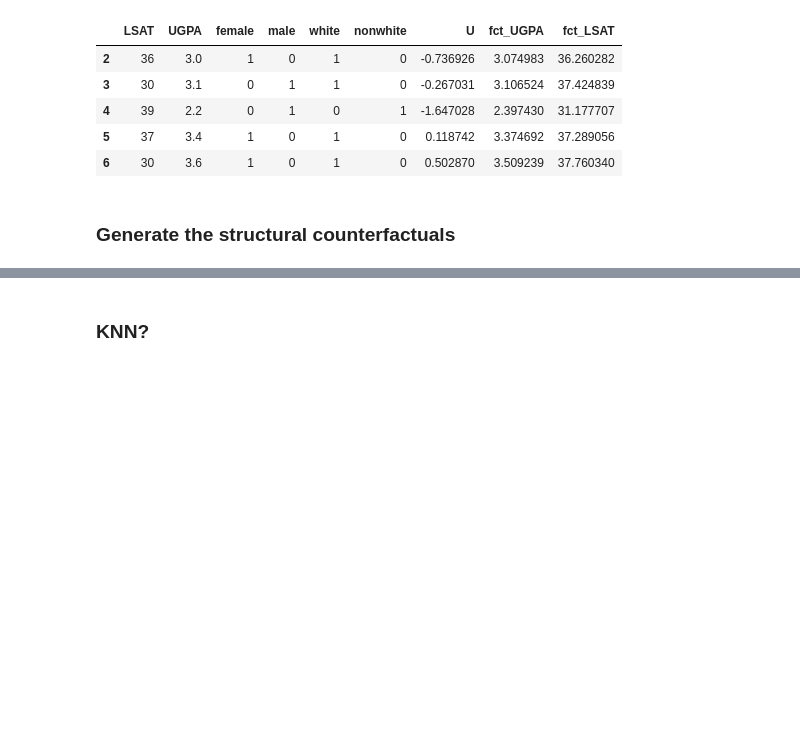
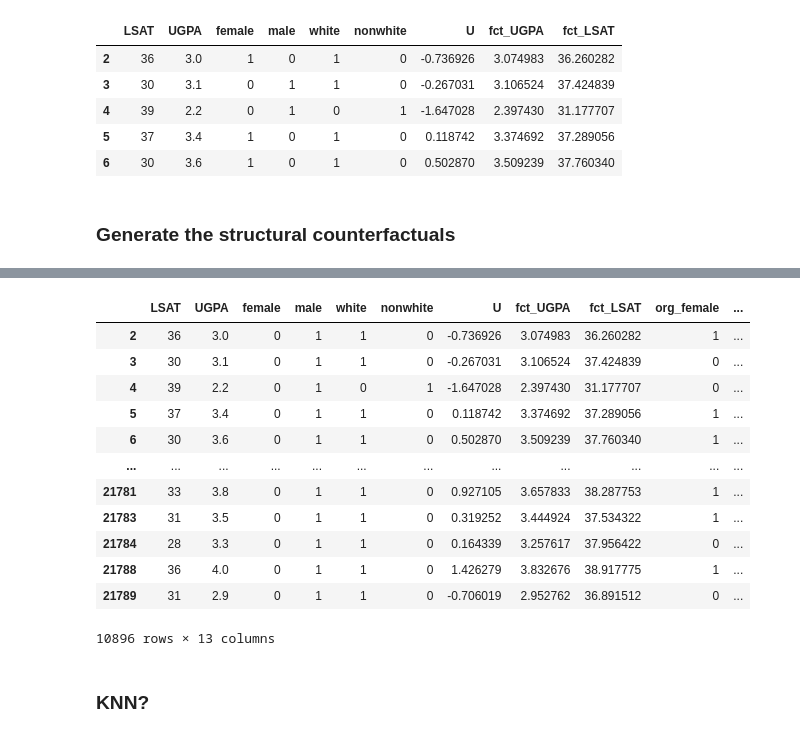
Before and after one commit to cc-jalvarez/counterfactual-situation-testing, a Jupyter notebook: src/gen_scfs_law_school.ipynb, the cells around one changed output, grey strips where cells are left out. Saved outputs shown, nothing was run; the diff lists cells and outputs as text; code cells hidden in the pictures; blank space fills up the shorter version.

Commit message:
latest law_school

```diff
--- a/src/gen_scfs_law_school.ipynb
+++ b/src/gen_scfs_law_school.ipynb
@@ -88,7 +88,9 @@ dag_law_school
  ('white', 'LSAT', 0.9608122538399481),
  ('nonwhite', 'LSAT', 0.823301257973325)]
 # %%
-law_school = LawSchool(dag_law_school, end_vars=['UGPA', 'LSAT'], exo_vars=['U'], )
+law_school = LawSchool(dag_law_school,
+                       end_vars=['UGPA', 'LSAT'],
+                       exo_vars=['U'], )
 # %%
 law_school.nodes
 # %% [output]
@@ -169,5 +171,5 @@ already have a structural equation model dict; overwrite it via 'SEM' if needed
 # %% [markdown]
 ### Generate the factuals
 # %%
-test_df = law_school.generate_fcts(data=df)
+test_df = law_school.run_sem(data=df)
 # %% [output]
@@ -271,0 +203,5 @@ plt.hist(do_df['fct_LSAT'], label='fact')
+# %%
+test_do = {'female': 0, 'male': 1}
+test_do_desc = 'do_male'
+# %%
+test_df2 = law_school.generate_scfs(do=test_do, do_desc=test_do_desc, data=test_df)
@@ -271,0 +217,16 @@ plt.hist(do_df['fct_LSAT'], label='fact')
+# %%
+test_df2
+# %% [output]
+|  | LSAT | UGPA | female | male | white | nonwhite | U | fct_UGPA | fct_LSAT | org_female | ... |
+| 2 | 36 | 3.0 | 0 | 1 | 1 | 0 | -0.736926 | 3.074983 | 36.260282 | 1 | ... |
+| 3 | 30 | 3.1 | 0 | 1 | 1 | 0 | -0.267031 | 3.106524 | 37.424839 | 0 | ... |
+| 4 | 39 | 2.2 | 0 | 1 | 0 | 1 | -1.647028 | 2.397430 | 31.177707 | 0 | ... |
+| 5 | 37 | 3.4 | 0 | 1 | 1 | 0 | 0.118742 | 3.374692 | 37.289056 | 1 | ... |
+| 6 | 30 | 3.6 | 0 | 1 | 1 | 0 | 0.502870 | 3.509239 | 37.760340 | 1 | ... |
+| ... | ... | ... | ... | ... | ... | ... | ... | ... | ... | ... | ... |
+| 21781 | 33 | 3.8 | 0 | 1 | 1 | 0 | 0.927105 | 3.657833 | 38.287753 | 1 | ... |
+| 21783 | 31 | 3.5 | 0 | 1 | 1 | 0 | 0.319252 | 3.444924 | 37.534322 | 1 | ... |
+| 21784 | 28 | 3.3 | 0 | 1 | 1 | 0 | 0.164339 | 3.257617 | 37.956422 | 0 | ... |
+| 21788 | 36 | 4.0 | 0 | 1 | 1 | 0 | 1.426279 | 3.832676 | 38.917775 | 1 | ... |
+| 21789 | 31 | 2.9 | 0 | 1 | 1 | 0 | -0.706019 | 2.952762 | 36.891512 | 0 | ... |
+10896 rows × 13 columns
```
Also changed, not shown: parts of 15 cells of this notebook.
